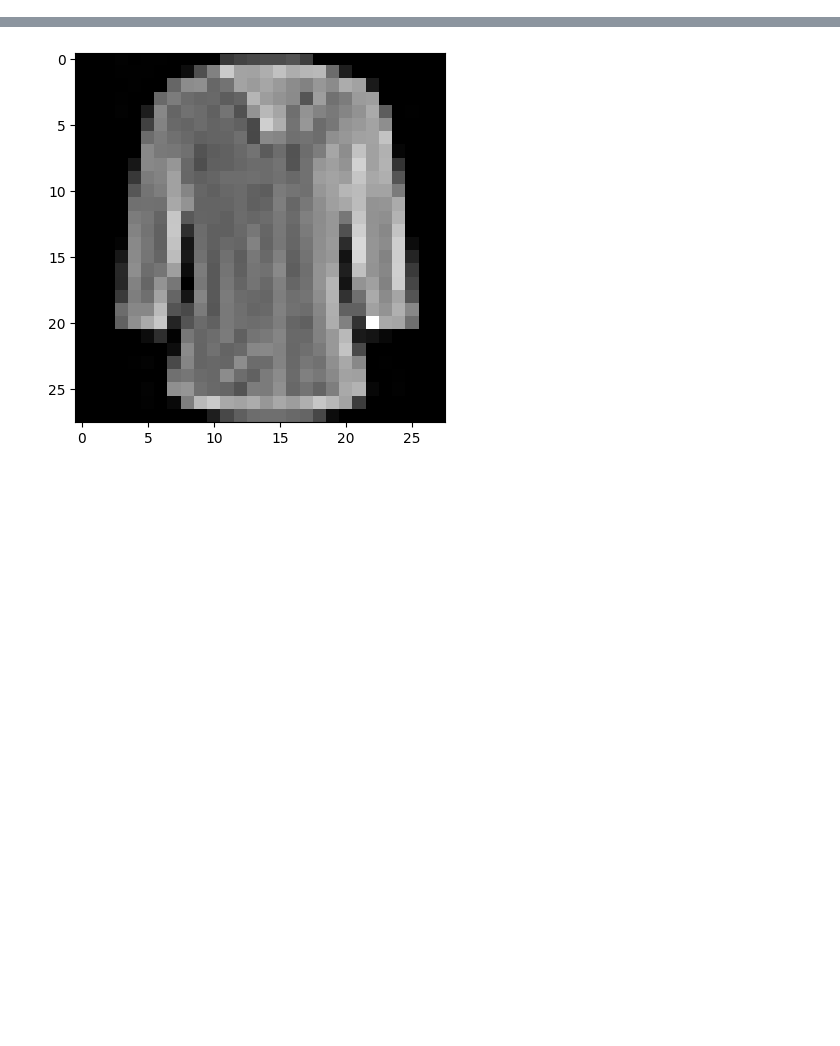
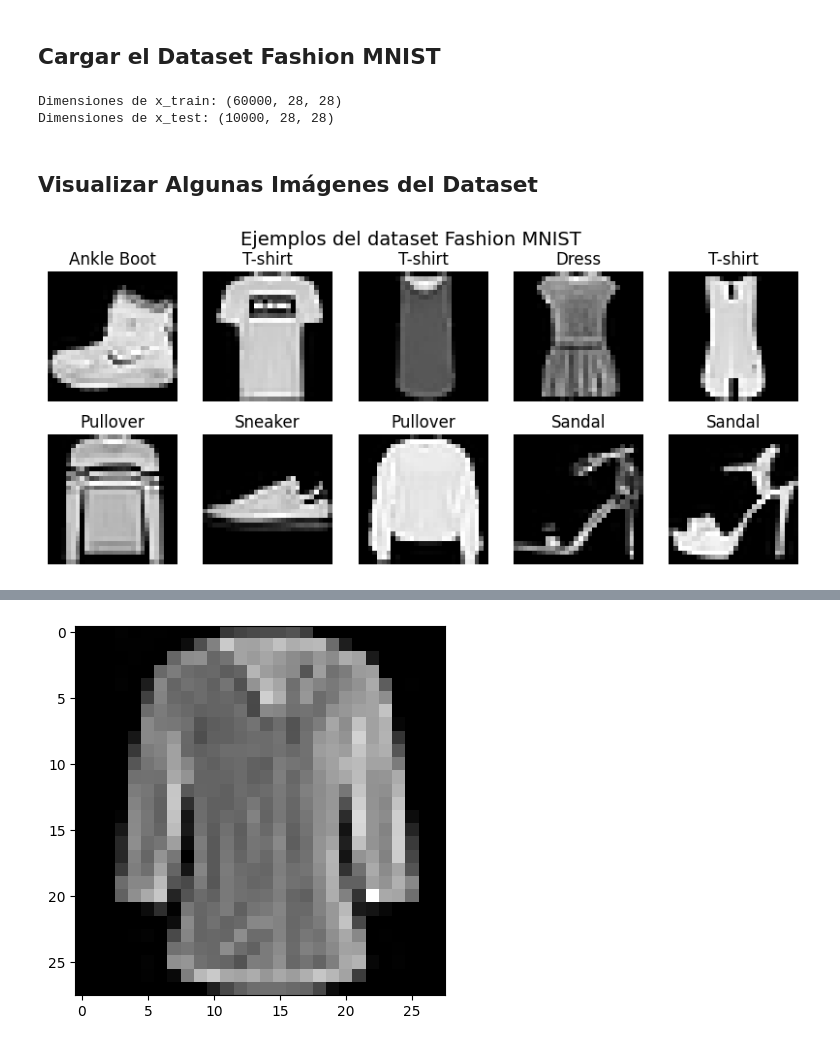
Before and after one commit to gdquintero/dia_matematicas_2025, a Jupyter notebook: fashion_mnist.ipynb, the cells around one changed output, grey strips where cells are left out. Saved outputs shown, nothing was run; the diff lists cells and outputs as text; code cells hidden in the pictures; blank space fills up the shorter version.

```diff
--- a/fashion_mnist.ipynb
+++ b/fashion_mnist.ipynb
@@ -0,0 +17,31 @@
+# %% [markdown]
+## Cargar el Dataset Fashion MNIST
+# %%
+# Cargar Fashion MNIST desde Keras
+fashion_mnist = keras.datasets.fashion_mnist
+(x_train, y_train), (x_test, y_test) = fashion_mnist.load_data()
+
+# Mostrar dimensiones de los datos
+print(f"Dimensiones de x_train: {x_train.shape}")  # (60000, 28, 28)
+print(f"Dimensiones de x_test: {x_test.shape}")    # (10000, 28, 28)
+# %% [output]
+Dimensiones de x_train: (60000, 28, 28)
+Dimensiones de x_test: (10000, 28, 28)
+# %% [markdown]
+## Visualizar Algunas Imágenes del Dataset
+# %%
+# Definir nombres de las clases
+class_names = ["T-shirt", "Trouser", "Pullover", "Dress", "Coat",
+               "Sandal", "Shirt", "Sneaker", "Bag", "Ankle Boot"]
+
+# Mostrar algunas imágenes de Fashion MNIST
+plt.figure(figsize=(10, 4))
+for i in range(10):
+    plt.subplot(2, 5, i+1)
+    plt.imshow(x_train[i], cmap="gray")
+    plt.title(class_names[y_train[i]])
+    plt.axis("off")
+plt.suptitle("Ejemplos del dataset Fashion MNIST", fontsize=14)
+plt.show()
+# %% [output]
+[figure, added]
```
Also changed, not shown: parts of 10 cells of this notebook, 5 other files.
